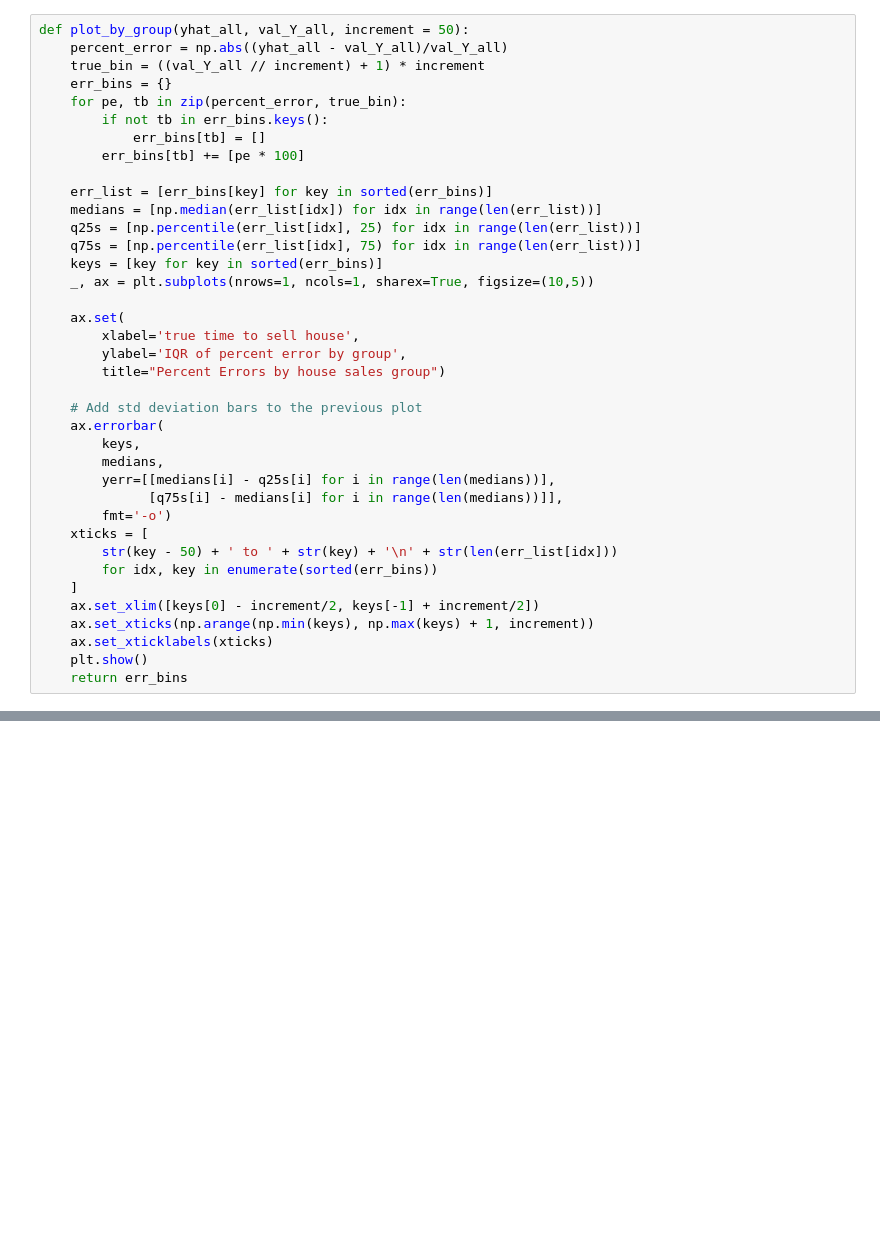
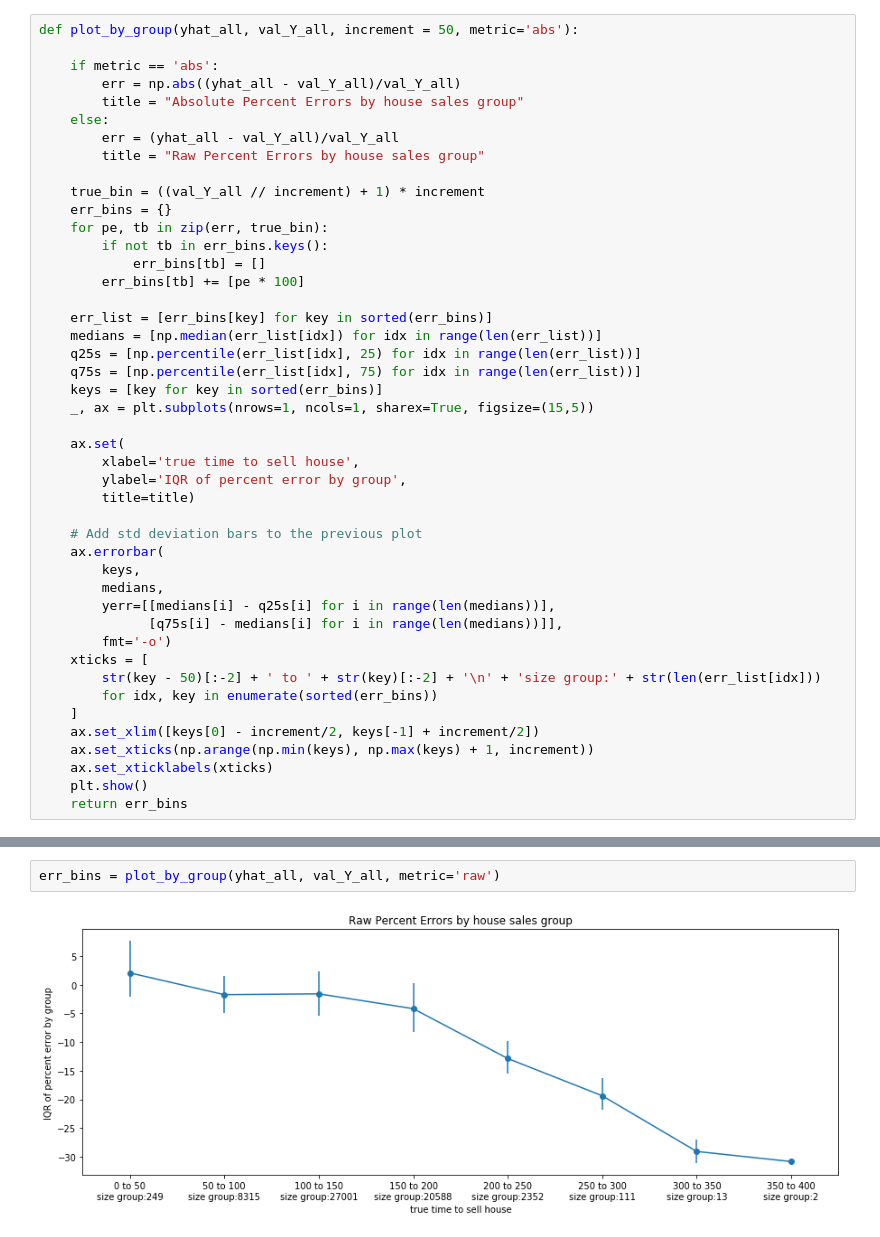
Before and after one commit to leedtan/LeeTanData, a Jupyter notebook: SimpleML_HouseSales/HousePredictions.ipynb, the cells around one changed output, grey strips where cells are left out. Saved outputs shown, nothing was run; the diff lists cells and outputs as text; blank space fills up the shorter version.

```diff
--- a/SimpleML_HouseSales/HousePredictions.ipynb
+++ b/SimpleML_HouseSales/HousePredictions.ipynb
@@ -270,9 +312,16 @@ visualize_walkforward_optimization_performance(validation_losses)
 # %%
-def plot_by_group(yhat_all, val_Y_all, increment = 50):
-    percent_error = np.abs((yhat_all - val_Y_all)/val_Y_all)
+def plot_by_group(yhat_all, val_Y_all, increment = 50, metric='abs'):
+
+    if metric == 'abs':
+        err = np.abs((yhat_all - val_Y_all)/val_Y_all)
+        title = "Absolute Percent Errors by house sales group"
+    else:
+        err = (yhat_all - val_Y_all)/val_Y_all
+        title = "Raw Percent Errors by house sales group"
+
     true_bin = ((val_Y_all // increment) + 1) * increment
     err_bins = {}
-    for pe, tb in zip(percent_error, true_bin):
+    for pe, tb in zip(err, true_bin):
         if not tb in err_bins.keys():
             err_bins[tb] = []
         err_bins[tb] += [pe * 100]
@@ -282,12 +331,12 @@ def plot_by_group(yhat_all, val_Y_all, increment = 50):
     q25s = [np.percentile(err_list[idx], 25) for idx in range(len(err_list))]
     q75s = [np.percentile(err_list[idx], 75) for idx in range(len(err_list))]
     keys = [key for key in sorted(err_bins)]
-    _, ax = plt.subplots(nrows=1, ncols=1, sharex=True, figsize=(10,5))
+    _, ax = plt.subplots(nrows=1, ncols=1, sharex=True, figsize=(15,5))
 
     ax.set(
         xlabel='true time to sell house',
         ylabel='IQR of percent error by group',
-        title="Percent Errors by house sales group")
+        title=title)
 
     # Add std deviation bars to the previous plot
     ax.errorbar(
@@ -297,7 +346,7 @@ def plot_by_group(yhat_all, val_Y_all, increment = 50):
               [q75s[i] - medians[i] for i in range(len(medians))]],
         fmt='-o')
     xticks = [
-        str(key - 50) + ' to ' + str(key) + '\n' + str(len(err_list[idx]))
+        str(key - 50)[:-2] + ' to ' + str(key)[:-2] + '\n' + 'size group:' + str(len(err_list[idx]))
         for idx, key in enumerate(sorted(err_bins))
     ]
     ax.set_xlim([keys[0] - increment/2, keys[-1] + increment/2])
@@ -309,0 +361,4 @@ err_bins = plot_by_group(yhat_all, val_Y_all)
+# %%
+err_bins = plot_by_group(yhat_all, val_Y_all, metric='raw')
+# %% [output]
+[figure, added]
```
Also changed, not shown: parts of 4 cells of this notebook, 3 other files.
